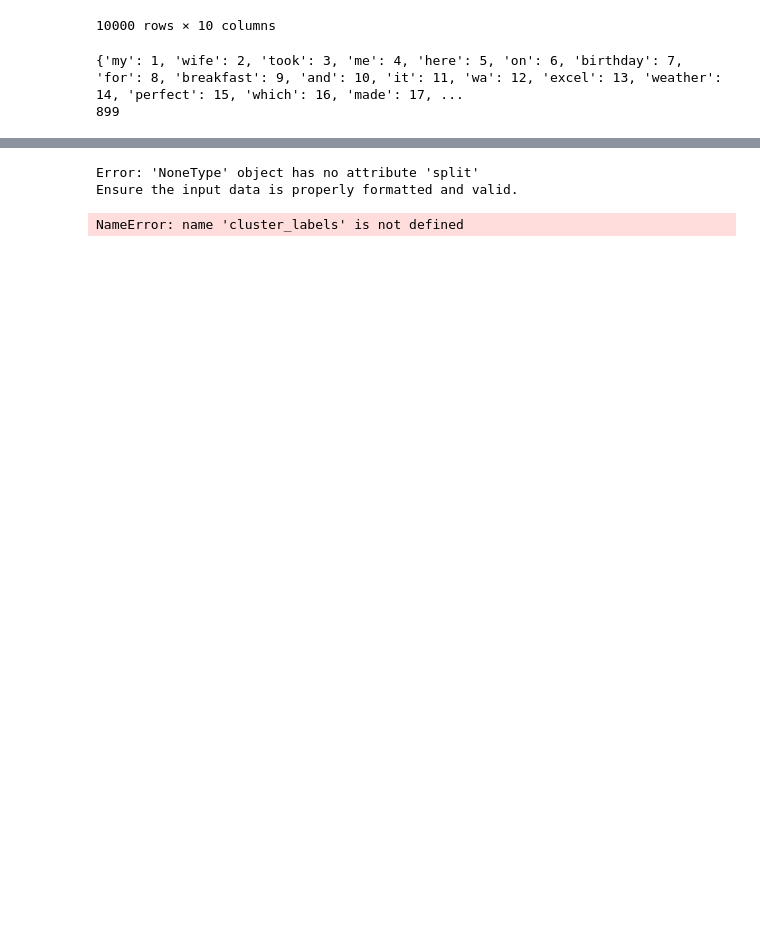
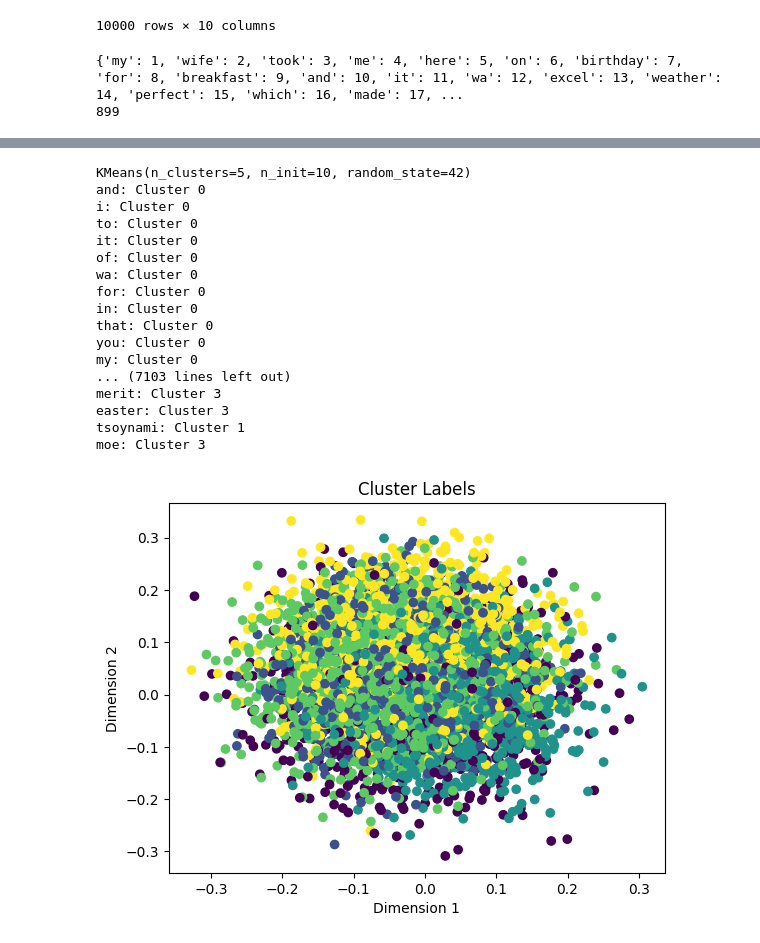
Before and after one commit to KevinHeist/NLPYelp-Project, a Jupyter notebook: YelpRatings.ipynb, the cells around one changed output, grey strips where cells are left out. Cells and saved outputs as stored; diff of their text form; code cells hidden in the pictures; blank space fills up the shorter version.

Commit message:
Finalized clustering and split training/testing data

```diff
--- a/YelpRatings.ipynb
+++ b/YelpRatings.ipynb
@@ -27,6 +27,7 @@ ps = PorterStemmer()
 
 temp = []
 stopWords = ['a', 'the', 'is', 'are', '\n', "'s"]
+del newDF
 newDF = pd.DataFrame(columns = ['Review','Rating'])
 
 
@@ -42,7 +43,10 @@ for idx, row in df.iterrows():
                 temp.append('am')
             else:
                 temp.append(ps.stem(word))
-    newDF = newDF.append({'Review':temp,'Rating':rating},ignore_index=True)
+    new_data = pd.DataFrame({'Review': [temp], 'Rating': [rating]})
+    #print(new_data)
+    newDF = pd.concat([newDF, new_data], axis=0)
+    #newDF = pd.concat({'Review':temp,'Rating':rating},ignore_index=True)
     temp = []
 # In the forum of an array [[sent1], [sent2], ...] -> sentences are separated into words ['word1', 'word2', ...]
 # %%
@@ -131,37 +114,61 @@ print(embeddings.key_to_index)
 # %%
 from sklearn.preprocessing import normalize
+from sklearn.cluster import KMeans
+from gensim.models import Word2Vec
+import numpy as np
 
 import warnings
-warnings.filterwarnings("ignore")
+# warnings.filterwarnings("ignore")
+
+model = Word2Vec.load("EmbeddingsModel")
 # Retrieve word embeddings
 embeddings = model.wv.vectors
+embeddings = np.array(embeddings)
 
-# Normalize embeddings
-normalized_embeddings = normalize(embeddings)
+#Apply K-means clustering
+num_clusters = 5  # Specify the desired number of clusters
+kmeans = KMeans(n_clusters=num_clusters, random_state=42, n_init=10)
 
-# Check for missing or invalid values
-if np.isnan(normalized_embeddings).any() or np.isinf(normalized_embeddings).any():
-    raise ValueError("Input data contains NaN or infinite values.")
+import os
+os.environ["OMP_NUM_THREADS"] = "1"
 
-# Apply K-means clustering
-num_clusters = 5  # Specify the desired number of clusters
-kmeans = KMeans(n_clusters=num_clusters, random_state=42)
+warnings.filterwarnings("ignore", category=FutureWarning)
 
-try:
-    cluster_labels = kmeans.fit_predict(normalized_embeddings)
-except Exception as e:
-    print("Error:", e)
-    print("Ensure the input data is properly formatted and valid.")
-    exit()
+normalized_embeddings = np.linalg.norm(embeddings, axis=1, keepdims=True)
+normalized_embeddings = embeddings / normalized_embeddings
+# print(normalized_embeddings.shape)
+# print(model.vector_size)
+# print(np.isnan(normalized_embeddings).any())
+print(kmeans)
+cluster_labels = kmeans.fit_predict(normalized_embeddings)
+words = model.wv.index_to_key
+for word, label in zip(words, cluster_labels):
+    print(f"{word}: Cluster {label}")
 
-# Get the words and their corresponding cluster labels
-words = model.wv.index_to_key
-word_clusters = dict(zip(words, cluster_labels))
+import matplotlib.pyplot as plt
 
-# Print words and their cluster labels
-for word, label in word_clusters.items():
-    print(f"{word}: Cluster {label}")
+# Create a scatter plot
+plt.scatter(normalized_embeddings[:, 0], normalized_embeddings[:, 1], c=cluster_labels)
+plt.xlabel('Dimension 1')
+plt.ylabel('Dimension 2')
+plt.title('Cluster Labels')
+plt.show()
 # %% [output]
-Error: 'NoneType' object has no attribute 'split'
-Ensure the input data is properly formatted and valid.
+KMeans(n_clusters=5, n_init=10, random_state=42)
+and: Cluster 0
+i: Cluster 0
+to: Cluster 0
+it: Cluster 0
+of: Cluster 0
+wa: Cluster 0
+for: Cluster 0
+in: Cluster 0
+that: Cluster 0
+you: Cluster 0
+my: Cluster 0
+... (7103 lines left out)
+merit: Cluster 3
+easter: Cluster 3
+tsoynami: Cluster 1
+moe: Cluster 3
-NameError: name 'cluster_labels' is not defined
+[figure, added]
```
Also changed, not shown: parts of 6 cells of this notebook, 1 other file.
